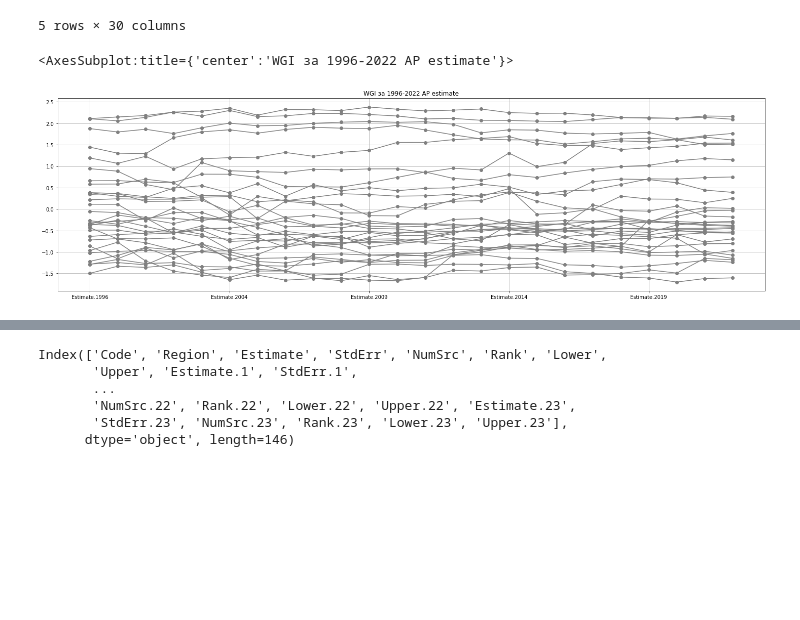
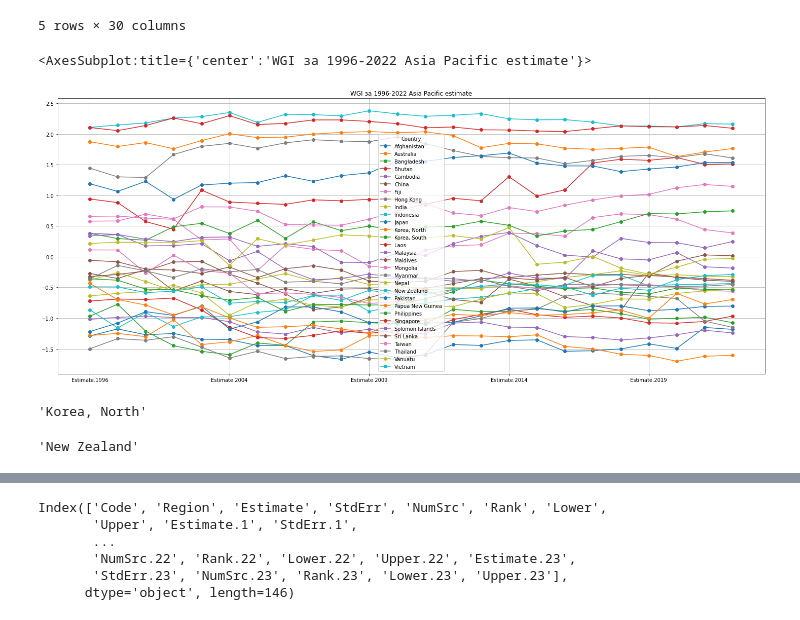
Before and after one commit to Trickster2038/BMSTU-M2-ML-METHODS, a Jupyter notebook: hw1/hw1.ipynb, the cells around one changed output, grey strips where cells are left out. Cells and saved outputs as stored; diff of their text form; code cells hidden in the pictures; blank space fills up the shorter version.

```diff
--- a/hw1/hw1.ipynb
+++ b/hw1/hw1.ipynb
@@ -39,11 +39,9 @@ df.head() # вывод первых 5 записей
 5 rows × 146 columns
 # %%
 # Избавление от мультииндекса и переименование колонок
-new_cols = []
 df = df.rename(columns={"Unnamed: 0_level_0": "C/T", "Unnamed: 1_level_0": "CD"})
-for col in df.columns:
-    new_cols.append(col[1]+"."+str(col[0]))
-df = df.droplevel(0, axis=1)
+new_cols = map(lambda x: x[1]+"."+str(x[0]), list(df.columns.values)) # складываем значения колоночного мультииндкеса поэлементно
+df = df.droplevel(0, axis=1) # удаляем первую строку колоночного индекса
 df.columns = new_cols
 df = df.rename(columns={"Country/Territory.C/T": "Country/Territory", "Code.CD": "Code"})
 df.head()
@@ -152,7 +151,24 @@ WGI.head()
 | Estimate.2003 | -1.344180 | 1.895287 | -1.541721 | 1.087011 | -0.989836 | -0.395265 | 0.276082 | 1.800160 | -0.456321 | ... |
 5 rows × 30 columns
 # %%
-WGI.plot(color='grey', grid=1,figsize=(25,7), title='WGI за 1996-2022 AP estimate', marker='o', legend = False)
+WGI.plot(grid=1,
+         figsize=(25,10),
+         title='WGI за 1996-2022 Asia Pacific estimate',
+         marker='o',
+         legend = True)
 # %% [output]
-<AxesSubplot:title={'center':'WGI за 1996-2022 AP estimate'}>
+<AxesSubplot:title={'center':'WGI за 1996-2022 Asia Pacific estimate'}>
-[figure, old version]
+[figure, new version]
+# %%
+WGI = WGI.T
+#вывод наименьшего
+min_W = WGI["Estimate.2022"].idxmin()
+min_W
+# %% [output]
+'Korea, North'
+# %%
+#вывод наибольшего
+max_W = WGI["Estimate.2022"].idxmax()
+max_W
+# %% [output]
+'New Zealand'
```
Also changed, not shown: parts of 2 cells of this notebook.
